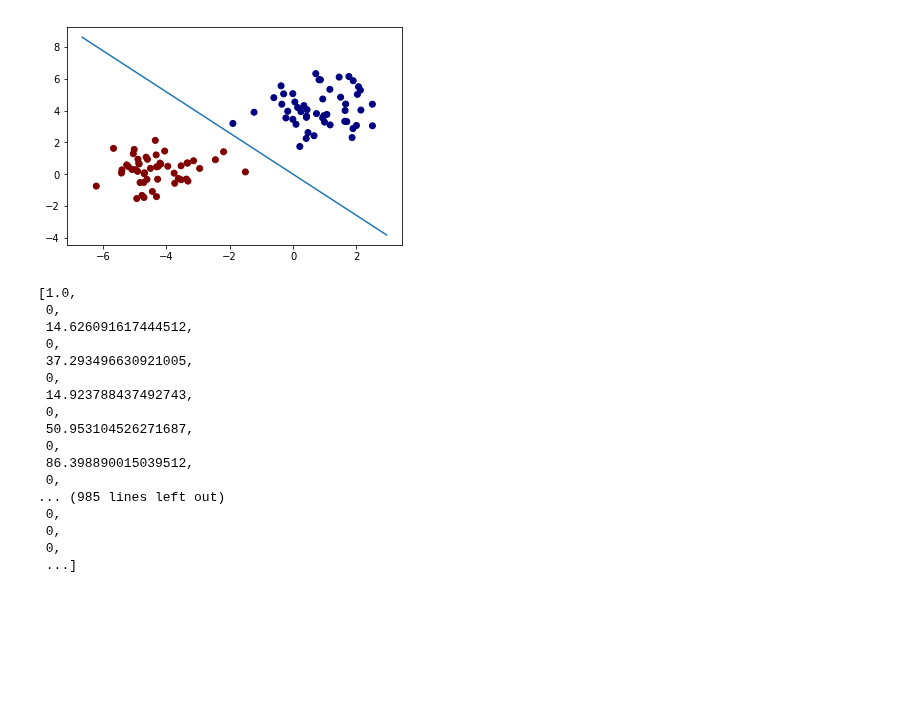
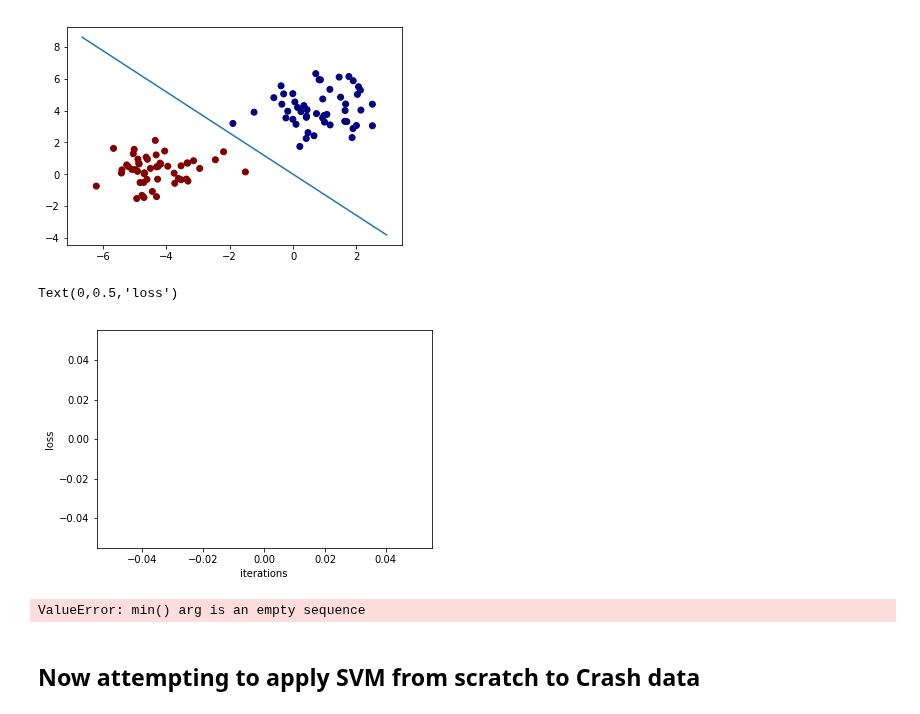
Before and after one commit to collinprather/Big-Data-Ignite-2018, a Jupyter notebook: Support_Vector_Machines/SVM_scratch.ipynb, the cells around one changed output. Saved outputs shown, nothing was run; the diff lists cells and outputs as text; code cells hidden in the pictures; blank space fills up the shorter version.

Commit message:
first attempt at apply scratch SVM to crash data

```diff
--- a/Support_Vector_Machines/SVM_scratch.ipynb
+++ b/Support_Vector_Machines/SVM_scratch.ipynb
@@ -56,12 +58,12 @@ w = np.zeros(len(X[0]))
 # lambda = 1/iteration
 loss_hist = []
 
-
-for iteration in range(1, num_iters):
-    for i in range(len(X)):
-        loss = hinge_loss(X[i], y[i], w)
-        loss_hist.append(loss)
-        if loss == 0:
-            w = w - learning_rate * ((2  * (1/iteration) * w))
-        else:
-            w = w - learning_rate * ((-y[i] * X[i]) + (2  * (1/iteration) * w))
+def Stochastic_Gradient_Descent(X, y, weights, learning_rate, num_iters):
+    for iteration in range(1, num_iters):
+        for row in range(len(X)):
+            loss = hinge_loss(X[row], y[row], weights)
+            if loss == 0:
+                weights = weights - learning_rate * ((2  * (1/iteration) * weights))
+            else:
+                weights = weights - learning_rate * ((-y[row] * X[row]) + (2  * (1/iteration) * weights))
+    return weights
@@ -88,23 +92,16 @@ plt.plot(xx, (-w[1]/w[2]) * xx - (w[0]/w[2]))
 # %% [output]
 [<matplotlib.lines.Line2D at 0x...>]
 [figure]
-# %%
-loss_hist
-# %% [output]
-[1.0,
- 0,
- 14.626091617444512,
- 0,
- 37.293496630921005,
- 0,
- 14.923788437492743,
- 0,
- 50.953104526271687,
- 0,
- 86.398890015039512,
- 0,
-... (985 lines left out)
- 0,
- 0,
- 0,
- ...]
+# %%
+plt.plot(range(len(loss_hist)), loss_hist)
+plt.xlabel('iterations')
+plt.ylabel('loss')
+# %% [output]
+Text(0,0.5,'loss')
+[figure, added]
+# %%
+min(loss_hist)
+# %% [output]
+ValueError: min() arg is an empty sequence
+# %% [markdown]
+## Now attempting to apply SVM from scratch to Crash data
```
Also changed, not shown: parts of 16 cells of this notebook, 5 other files.
